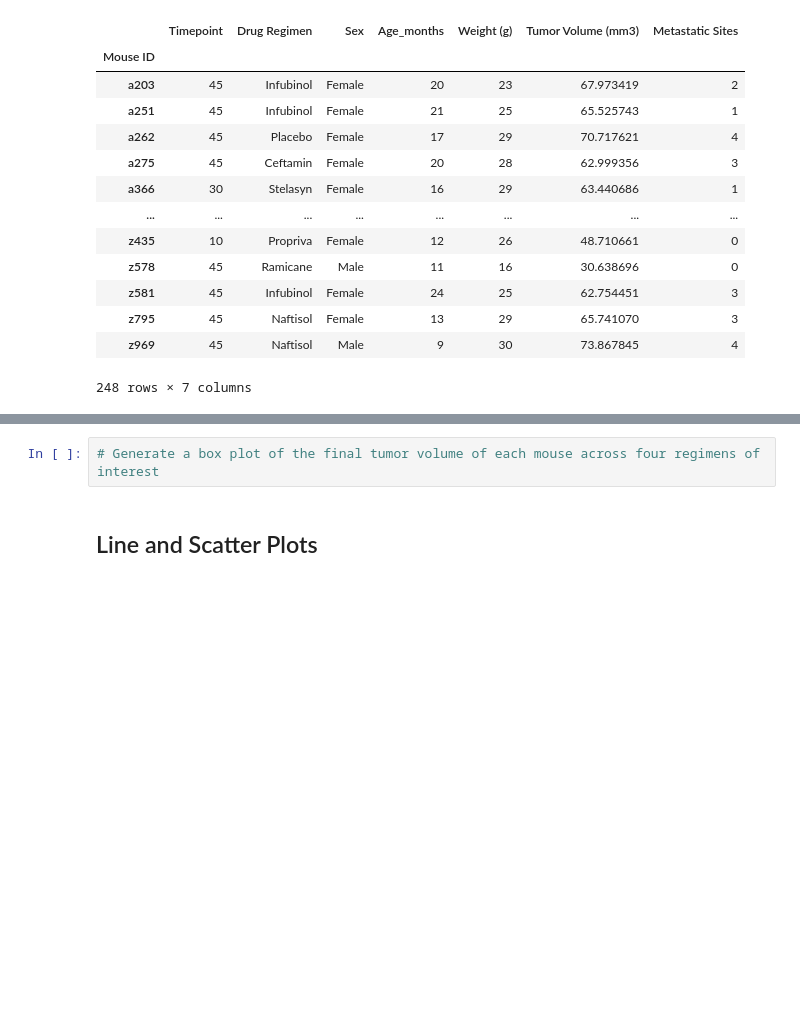
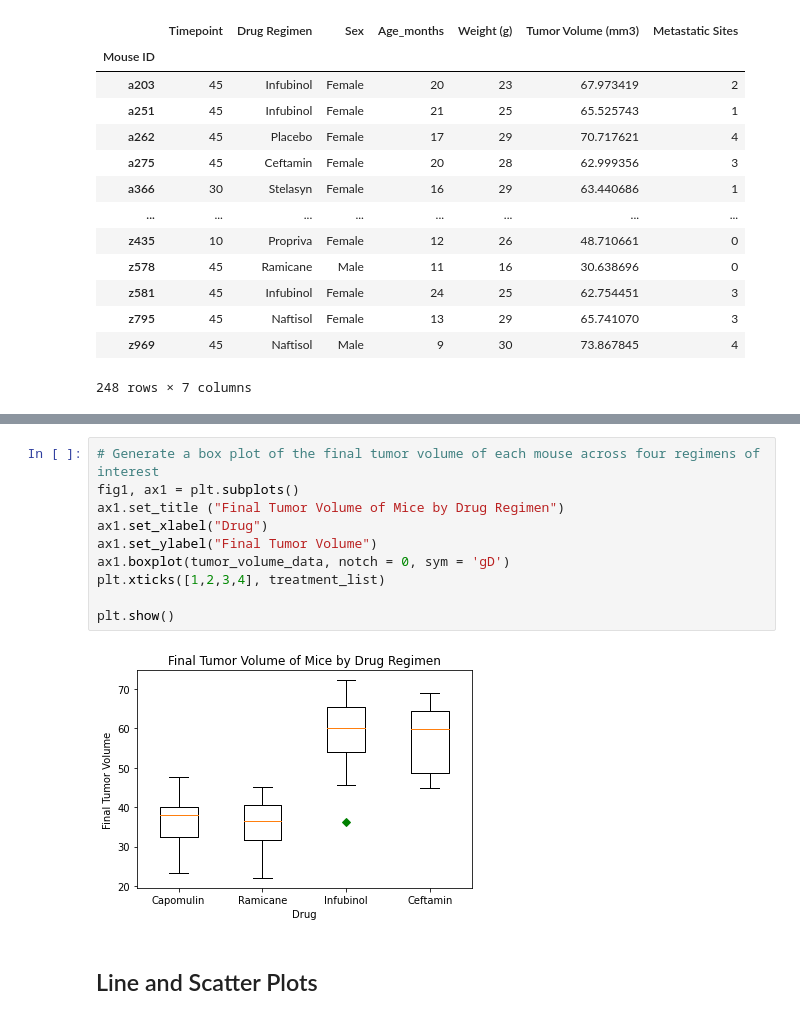
Before and after one commit to jmahon22/matplotlib_challenge, a Jupyter notebook: Instructions/Pymaceuticals/pymaceuticals_starter.ipynb, the cells around one changed output, grey strips where cells are left out. Drawn from its saved outputs; the diff is of its cells as text; blank space fills up the shorter version.

```diff
--- a/Instructions/Pymaceuticals/pymaceuticals_starter.ipynb
+++ b/Instructions/Pymaceuticals/pymaceuticals_starter.ipynb
@@ -236,5 +263,15 @@ Values above 87.66645829999999 for Ceftamin could be outliers
 # %%
 # Generate a box plot of the final tumor volume of each mouse across four regimens of interest
+fig1, ax1 = plt.subplots()
+ax1.set_title ("Final Tumor Volume of Mice by Drug Regimen")
+ax1.set_xlabel("Drug")
+ax1.set_ylabel("Final Tumor Volume")
+ax1.boxplot(tumor_volume_data, notch = 0, sym = 'gD')
+plt.xticks([1,2,3,4], treatment_list)
+
+plt.show()
+# %% [output]
+[figure, added]
 # %% [markdown]
 ## Line and Scatter Plots
 # %%
```
Also changed, not shown: parts of 7 cells of this notebook.
